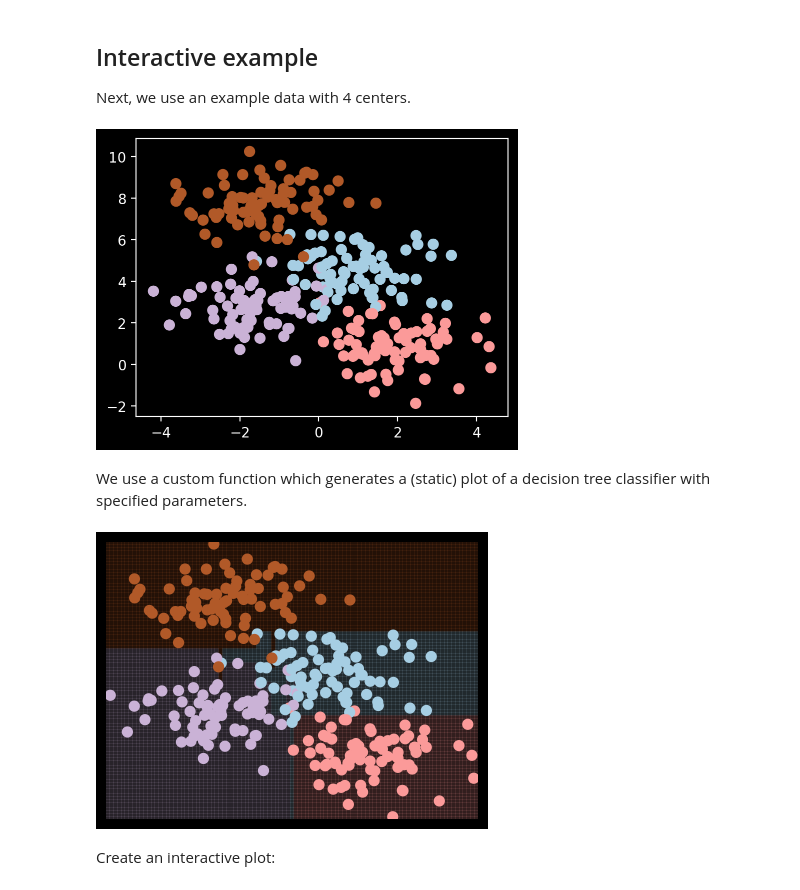
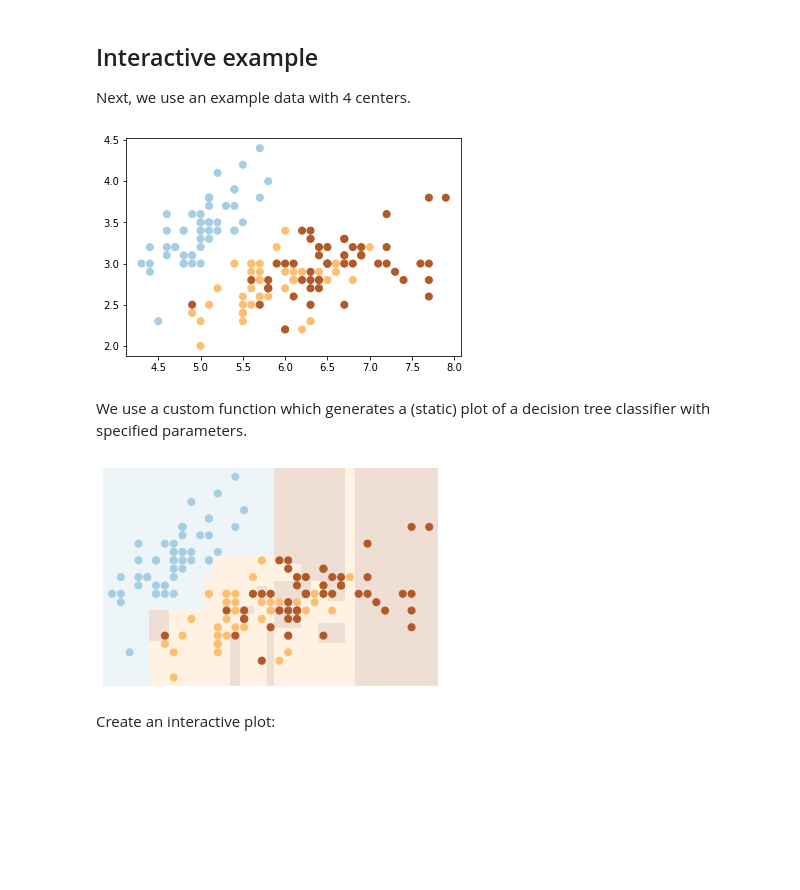
Before and after one commit to kirenz/ds-python, a Jupyter notebook: docs/trees.ipynb, the cells around one changed output. Drawn from its saved outputs; the diff is of its cells as text; code cells hidden in the pictures; blank space fills up the shorter version.

```diff
--- a/docs/trees.ipynb
+++ b/docs/trees.ipynb
@@ -49,0 +89,9 @@ plot_example_decision_tree()
+# %%
+# HIDE CODE
+
+iris = load_iris()
+
+clf = DecisionTreeClassifier().fit(iris.data, iris.target)
+plot_tree(clf, filled=True)
+plt.title("Decision tree trained on all the iris features")
+plt.show()
@@ -64,12 +109,12 @@ The binary splitting makes the procedure very efficient. In training a decision
 Next, we use an example data with 4 centers.
 # %%
 # HIDE CODE
-from sklearn.datasets import make_blobs
-import matplotlib.pyplot as plt
+X = iris.data[:, :2]  # we only take the first two features.
+y = iris.target
 
-X, y = make_blobs(n_samples=300, centers=4, random_state=0, cluster_std=1.0)
+#X, y = make_blobs(n_samples=300, centers=4, random_state=0, cluster_std=1.0)
 plt.scatter(X[:, 0], X[:, 1], c=y, s=50, cmap=plt.cm.Paired);
 # %% [output]
-[figure, old version]
+[figure, new version]
 # %%
 # HIDE CODE
@@ -121,17 +165,14 @@ def visualize_tree(estimator, X, y, boundaries=True, xlim=None, ylim=None):
 # %% [markdown]
 We use a custom function which generates a (static) plot of a decision tree classifier with specified parameters.
 # %%
-from sklearn.datasets import make_blobs
-from sklearn.tree import DecisionTreeClassifier
-
 # make data
-X, y = make_blobs(n_samples=300, centers=4, random_state=0, cluster_std=1.0)
+#X, y = make_blobs(n_samples=300, centers=4, random_state=0, cluster_std=1.0)
 # create model
 clf = DecisionTreeClassifier()
 # visualize boundaries of classifier with custom function
 visualize_tree(clf, X, y, boundaries=False)
 # %% [output]
-[figure, old version]
+[figure, new version]
 # %% [markdown]
 Create an interactive plot:
 # %%
```
Also changed, not shown: parts of 30 cells of this notebook, 2 other files.
